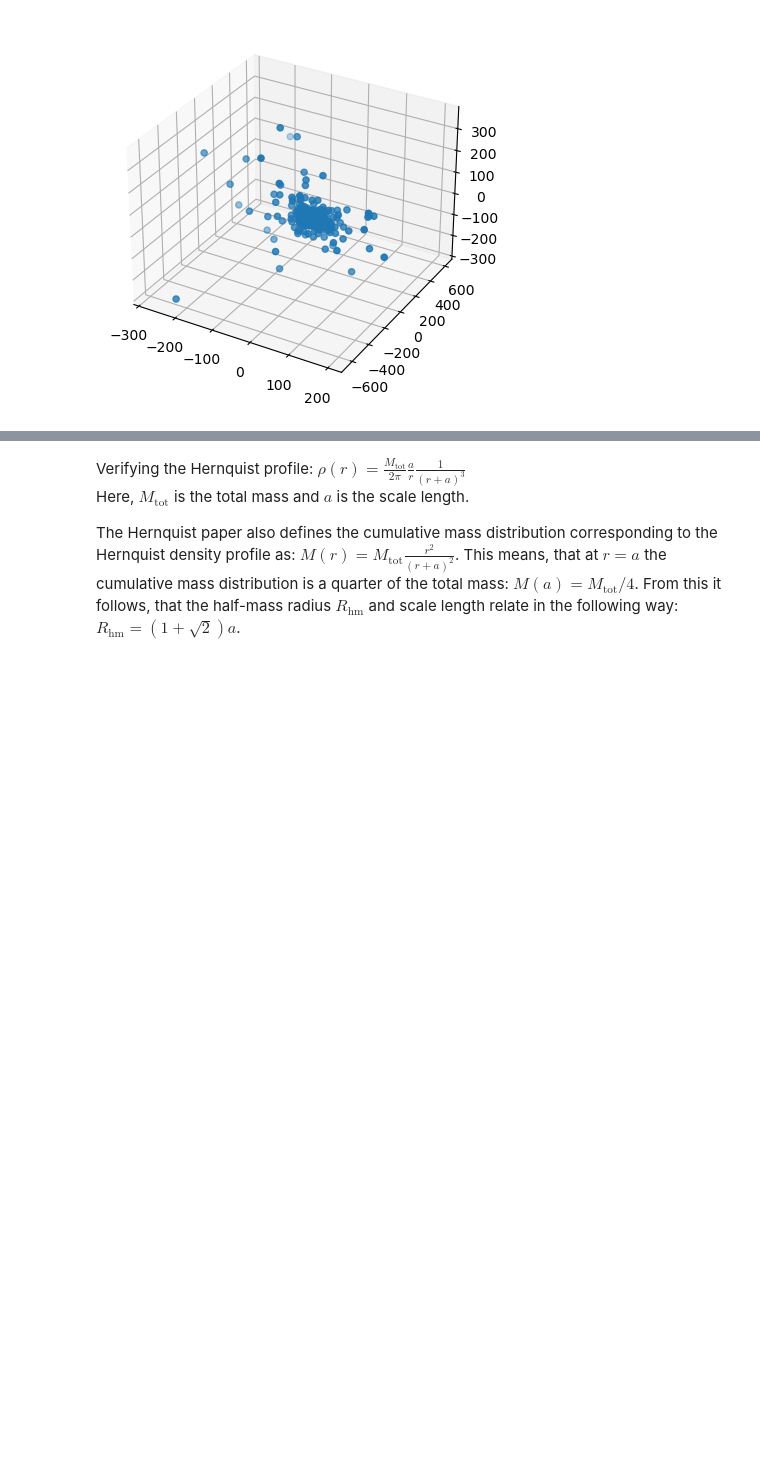
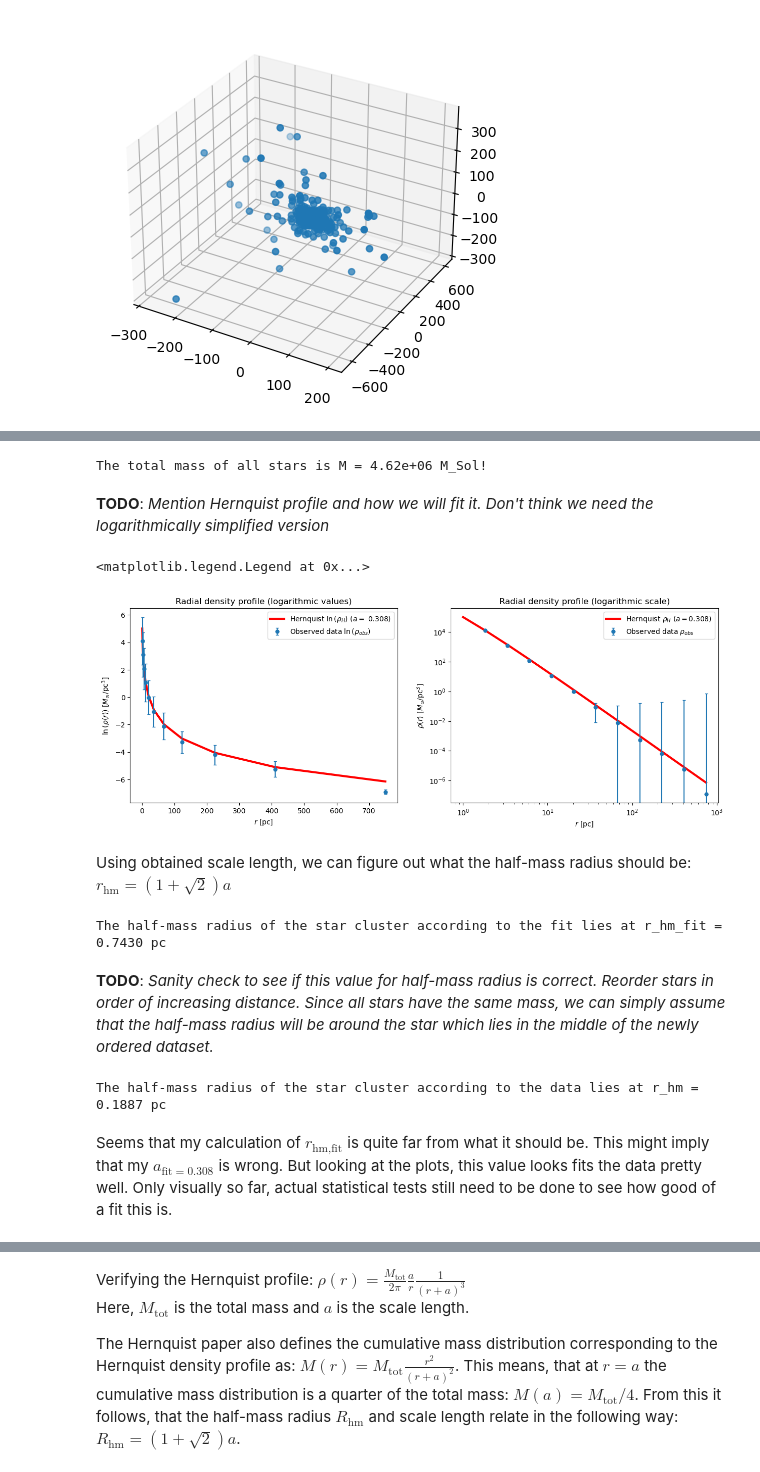
Before and after one commit to nshakm/comp_astro_n_body, a Jupyter notebook: AnshakMallik_N-BodyProject_ComputationalAstrophysics_HS23.ipynb, the cells around one changed output, grey strips where cells are left out. Drawn from its saved outputs; the diff is of its cells as text; code cells hidden in the pictures; blank space fills up the shorter version.

```diff
--- a/AnshakMallik_N-BodyProject_ComputationalAstrophysics_HS23.ipynb
+++ b/AnshakMallik_N-BodyProject_ComputationalAstrophysics_HS23.ipynb
@@ -117,0 +162,3 @@ plt.hist(data['distance'], bins=30, log=True)
+# %%
+V_shells = (4/3) * np.pi * (bin_edges[1:]**3 - bin_edges[:-1]**3)
+V_shells
@@ -117,0 +176,10 @@ plt.hist(data['distance'], bins=30, log=True)
+# %%
+star_mass = data['mass'].values[0]
+rho_obs = N_stars*star_mass / V_shells
+
+len(N_stars)
+len(V_shells)
+total_mass = np.sum(data['mass'].to_numpy())
+print('The total mass of all stars is M = {:.2e} M_Sol!'.format(total_mass))
+# %% [output]
+The total mass of all stars is M = 4.62e+06 M_Sol!
@@ -117,0 +198,2 @@ plt.hist(data['distance'], bins=30, log=True)
+# %% [markdown]
+**TODO**: _Mention Hernquist profile and how we will fit it. Don't think we need the logarithmically simplified version_
@@ -117,0 +220,23 @@ plt.hist(data['distance'], bins=30, log=True)
+# %%
+fig, ax = plt.subplots(1, 2, figsize=(15,5))
+
+ax[0].set_title(r'Radial density profile (logarithmic values)')
+ax[0].set_xlabel(r'$r$ [pc]')
+ax[0].set_ylabel(r'$\ln{(\rho(r))}$ [$M_{\odot}$/pc$^3$]')
+ax[0].plot(r_outer, log_Hernquist_profile(r_outer, a_fit), color='red', lw=3, label=r'Hernquist $\ln{{(\rho_H)}}$ ($a = $ {:.3f})'.format(a_fit), zorder=0)
+ax[0].errorbar(r_outer[1:], np.log10(rho_obs), yerr=np.log10((1/np.sqrt(N_stars))), color='C0', fmt='o', markersize=5, capsize=2, label=r'Observed data $\ln{(\rho_{obs})}$', zorder=1)
+ax[0].legend()
+
+ax[1].set_title(r'Radial density profile (logarithmic scale)')
+ax[1].set_xlabel(r'$r$ [pc]')
+ax[1].set_ylabel(r'${\rho(r)}$ [$M_{\odot}$/pc$^3$]')
+
+ax[1].set_xscale('log')
+ax[1].set_yscale('log')
+
+ax[1].plot(r_outer, Hernquist_profile(r_outer, a_fit), color='red', lw=3, label=r'Hernquist $\rho_H$ ($a = ${:.3f})'.format(a_fit), zorder=0)
+ax[1].errorbar(r_outer[1:], rho_obs, yerr=1/np.sqrt(N_stars), color='C0', fmt='o', markersize=5, capsize=2, label=r'Observed data $\rho_{obs}$', zorder=1)
+ax[1].legend()
+# %% [output]
+<matplotlib.legend.Legend at 0x...>
+[figure, added]
@@ -117,0 +245,23 @@ plt.hist(data['distance'], bins=30, log=True)
+# %% [markdown]
+Using obtained scale length, we can figure out what the half-mass radius should be:
+$r_{\text{hm}} = (1 + \sqrt{2})a$
+# %%
+r_hm_fit = (1+np.sqrt(2))*a_fit
+print('The half-mass radius of the star cluster according to the fit lies at r_hm_fit = {:.4f} pc'.format(r_hm_fit))
+# %% [output]
+The half-mass radius of the star cluster according to the fit lies at r_hm_fit = 0.7430 pc
+# %% [markdown]
+**TODO**: _Sanity check to see if this value for half-mass radius is correct. Reorder stars in order of increasing distance. Since all stars have the same mass, we can simply assume that the half-mass radius will be around the star which lies in the middle of the newly ordered dataset._
+# %%
+#TODO: check how many stars/mass within half-mass radius
+np.sort(data['distance'])
+dist_ind = np.argsort(data['distance'])
+
+sort_dist = data['distance'][dist_ind].to_numpy()
+# sort_dist == np.sort(data['distance'])
+r_hm = sort_dist[int(len(data['distance'])/2)]
+print('The half-mass radius of the star cluster according to the data lies at r_hm = {:.4f} pc'.format(r_hm))
+# %% [output]
+The half-mass radius of the star cluster according to the data lies at r_hm = 0.1887 pc
+# %% [markdown]
+Seems that my calculation of $r_{\text{hm,fit}}$ is quite far from what it should be. This might imply that my $a_{\text{fit} = 0.308}$ is wrong. But looking at the plots, this value looks fits the data pretty well. Only visually so far, actual statistical tests still need to be done to see how good of a fit this is.
```
Also changed, not shown: parts of 38 cells of this notebook.
